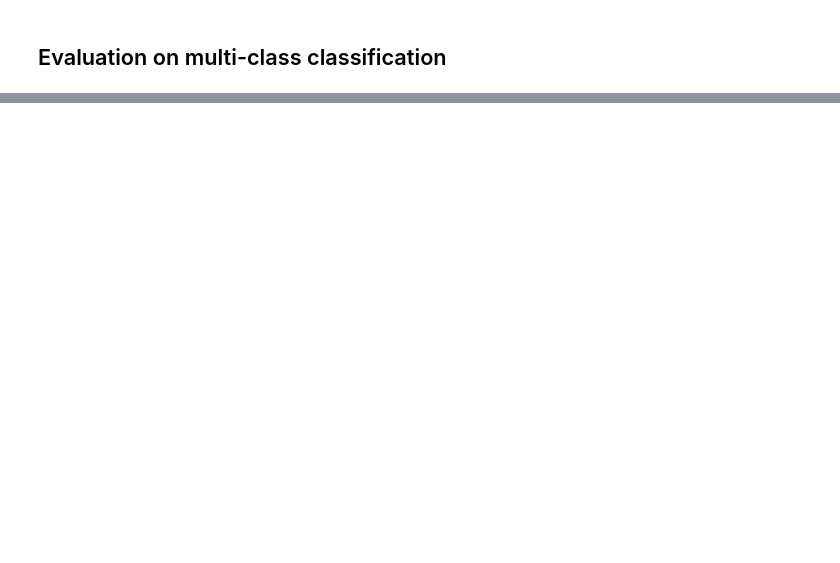
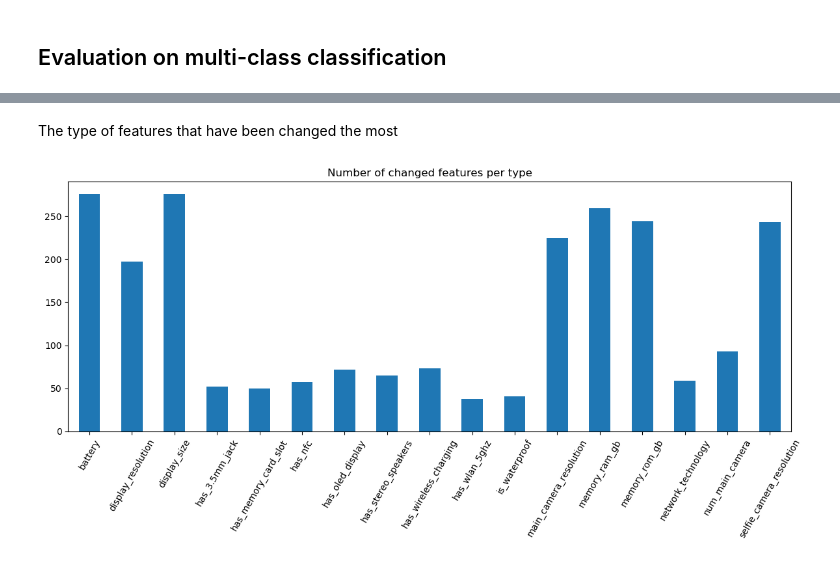
Before and after one commit to Valendrew/counterfactual-explanations, a Jupyter notebook: model_evaluation.ipynb, the cells around one changed output, grey strips where cells are left out. Drawn from its saved outputs; the diff is of its cells as text; code cells hidden in the pictures; blank space fills up the shorter version.

```diff
--- a/model_evaluation.ipynb
+++ b/model_evaluation.ipynb
@@ -79,0 +254,17 @@ File name: high_to_medium
+# %% [markdown]
+The type of features that have been changed the most
+# %%
+def count_type_features(series, columns: pd.Index):
+    na_columns = series[series.isna()].index
+    assert isinstance(na_columns, pd.Index)
+    na_columns = na_columns.str.removesuffix("_cf")
+    return columns.difference(na_columns).to_numpy()
+
+
+feature_columns = df_test_post.columns.drop(["misc_price_min", "misc_price_max"])
+features_changed = Counter(np.concatenate(merge_df.apply(count_type_features, columns=feature_columns, axis=1).values))
+features_changed = pd.Series(features_changed).sort_index()
+features_changed.plot.bar(title="Number of changed features per type", rot=60, figsize=(12, 6))
+plt.tight_layout()
+# %% [output]
+[figure, added]
```
Also changed, not shown: parts of 20 cells of this notebook, 4 other files.
